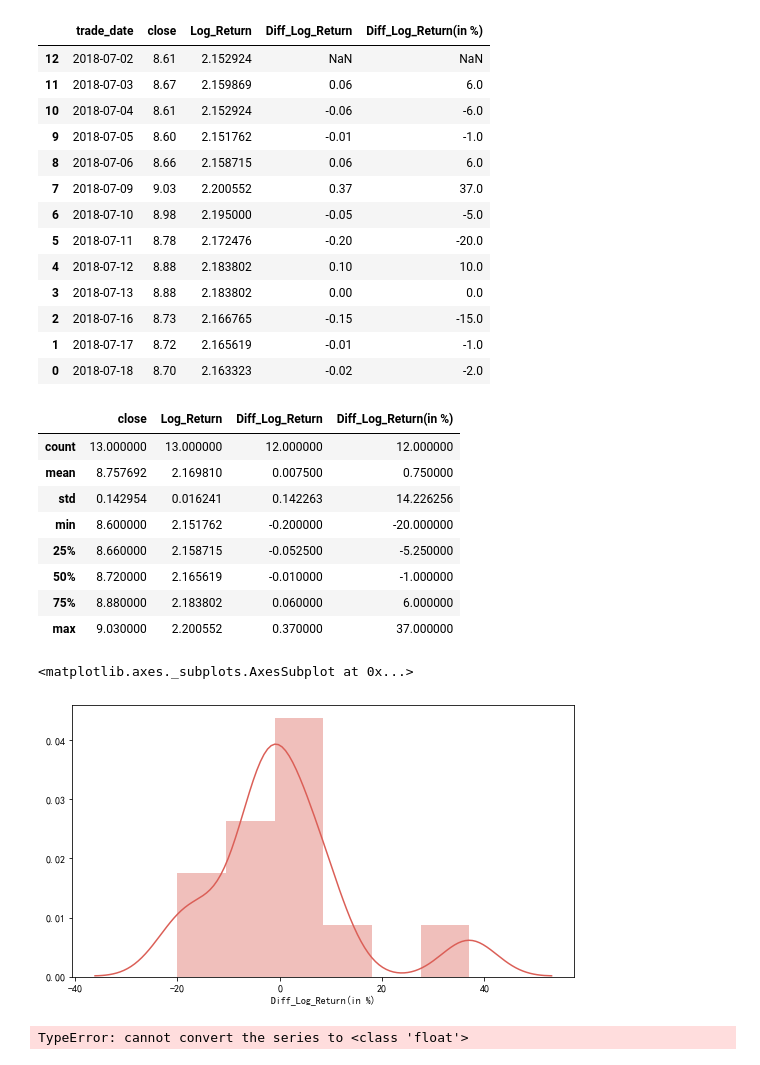
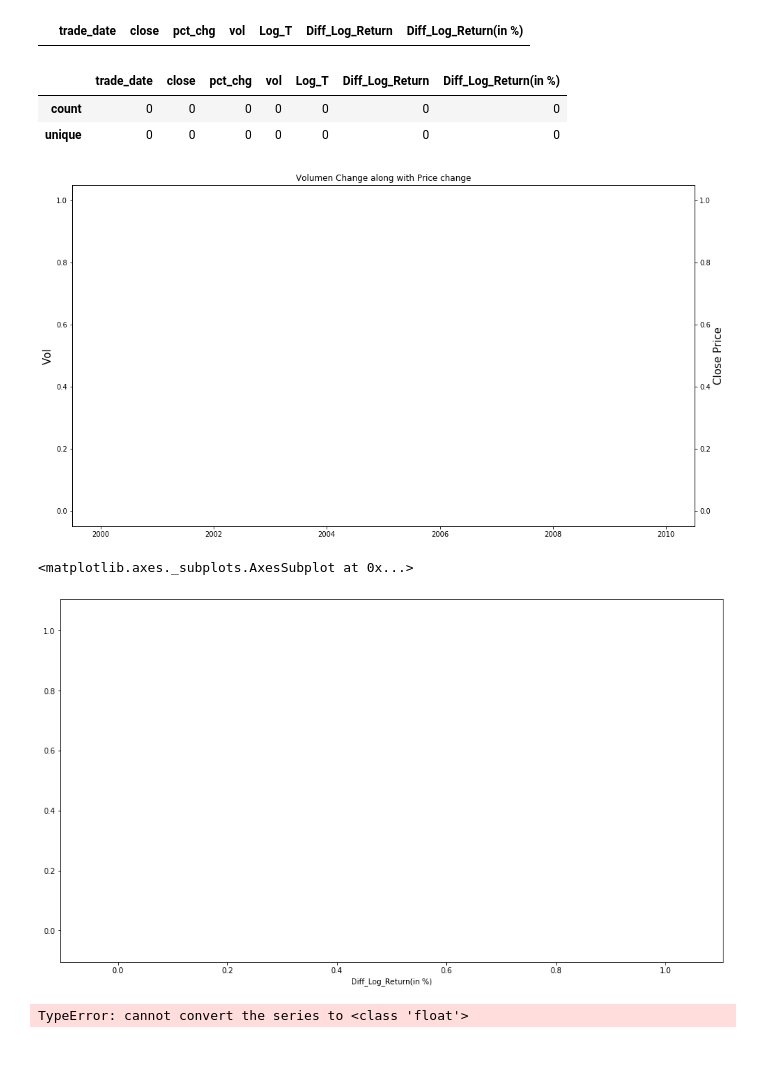
Before and after one commit to Victor-es/OnlineEdit, a Jupyter notebook: StockAnalyzer.ipynb, the cells around one changed output. Cells and saved outputs as stored; diff of their text form; code cells hidden in the pictures.

```diff
--- a/StockAnalyzer.ipynb
+++ b/StockAnalyzer.ipynb
@@ -14,7 +14,7 @@ import tushare as ts
 token=""
 pro = ts.pro_api(token)
 # 1.上市股票列表
-#stocklist = pro.query('stock_basic', exchange='', list_status='L', fields='ts_code,symbol,name,area,industry,list_date')
+stocklist = pro.query('stock_basic', exchange='', list_status='L', fields='ts_code,symbol,name,area,industry,list_date')
 
 # 2.获取行情数据
-#s1=pro.query('daily', ts_code='000001.SZ', start_date='20180701', end_date='20180718')
+s1=pro.query('daily', ts_code='000001.SZ', start_date='20200601', end_date='202001101')
@@ -36,48 +21,44 @@ pro = ts.pro_api(token)
 # %%
 def ProcessData(df):
     df['trade_date'] = pd.to_datetime(df['trade_date'])
     df.sort_values("trade_date",inplace=True)
-    data_df = df.loc[:,["trade_date","close"]]
+    data_df = df.loc[:,["trade_date","close","pct_chg","vol"]]
     data_df.set_index("trade_date")
-    data_df["Log_Return"]=data_df["close"].apply(np.log)
-    data_df["Diff_Log_Return"]=data_df["close"].diff(1)
+    data_df["Log_T"]=data_df["close"].apply(np.log)
+    data_df["Diff_Log_Return"]=data_df["Log_T"].diff(1)
     data_df["Diff_Log_Return(in %)"]=data_df["Diff_Log_Return"].multiply(100)
     display(data_df)
     return(data_df)
 
 s1_processed= ProcessData(s1)
 # 0. Statistics of the data
 display(s1_processed.describe())
-# 1. Distribution Plot
+# 1. Vol change
+x = s1_processed["trade_date"]
+y1 = s1_processed["vol"]
+y2 = s1_processed["close"]
+plt.rcParams['figure.figsize'] = (16,9)
+fig = plt.figure()
+ax1 = fig.add_subplot(111)
+ax1.bar(x, y1,alpha=.7,color='g')
+ax1.set_ylabel('Vol',fontsize='15')
+ax2 = ax1.twinx()
+ax2.plot(x, y2, 'r',ms=10)
+ax2.set_ylabel('Close Price',fontsize='15')
+plt.title("Volumen Change along with Price change")
+plt.show()
+# 2. Distribution Plot
 sns.set_palette("hls")
-mpl.rc("figure", figsize=(9, 5))
+mpl.rc("figure", figsize=(16,9))
 sns.distplot(s1_processed["Diff_Log_Return(in %)"])
 # %% [output]
-|  | trade_date | close | Log_Return | Diff_Log_Return | Diff_Log_Return(in %) |
-| 12 | 2018-07-02 | 8.61 | 2.152924 | NaN | NaN |
-| 11 | 2018-07-03 | 8.67 | 2.159869 | 0.06 | 6.0 |
-| 10 | 2018-07-04 | 8.61 | 2.152924 | -0.06 | -6.0 |
-| 9 | 2018-07-05 | 8.60 | 2.151762 | -0.01 | -1.0 |
-| 8 | 2018-07-06 | 8.66 | 2.158715 | 0.06 | 6.0 |
-| 7 | 2018-07-09 | 9.03 | 2.200552 | 0.37 | 37.0 |
-| 6 | 2018-07-10 | 8.98 | 2.195000 | -0.05 | -5.0 |
-| 5 | 2018-07-11 | 8.78 | 2.172476 | -0.20 | -20.0 |
-| 4 | 2018-07-12 | 8.88 | 2.183802 | 0.10 | 10.0 |
-| 3 | 2018-07-13 | 8.88 | 2.183802 | 0.00 | 0.0 |
-| 2 | 2018-07-16 | 8.73 | 2.166765 | -0.15 | -15.0 |
-| 1 | 2018-07-17 | 8.72 | 2.165619 | -0.01 | -1.0 |
-| 0 | 2018-07-18 | 8.70 | 2.163323 | -0.02 | -2.0 |
+|  | trade_date | close | pct_chg | vol | Log_T | Diff_Log_Return | Diff_Log_Return(in %) |
-|  | close | Log_Return | Diff_Log_Return | Diff_Log_Return(in %) |
-| count | 13.000000 | 13.000000 | 12.000000 | 12.000000 |
-| mean | 8.757692 | 2.169810 | 0.007500 | 0.750000 |
-| std | 0.142954 | 0.016241 | 0.142263 | 14.226256 |
-| min | 8.600000 | 2.151762 | -0.200000 | -20.000000 |
-| 25% | 8.660000 | 2.158715 | -0.052500 | -5.250000 |
-| 50% | 8.720000 | 2.165619 | -0.010000 | -1.000000 |
-| 75% | 8.880000 | 2.183802 | 0.060000 | 6.000000 |
-| max | 9.030000 | 2.200552 | 0.370000 | 37.000000 |
+|  | trade_date | close | pct_chg | vol | Log_T | Diff_Log_Return | Diff_Log_Return(in %) |
+| count | 0 | 0 | 0 | 0 | 0 | 0 | 0 |
+| unique | 0 | 0 | 0 | 0 | 0 | 0 | 0 |
+[figure, new version]
 <matplotlib.axes._subplots.AxesSubplot at 0x...>
-[figure, old version]
+[figure, added]
 # %%
 # %% [output]
 TypeError: cannot convert the series to <class 'float'>
```
Also changed, not shown: parts of 4 cells of this notebook.
